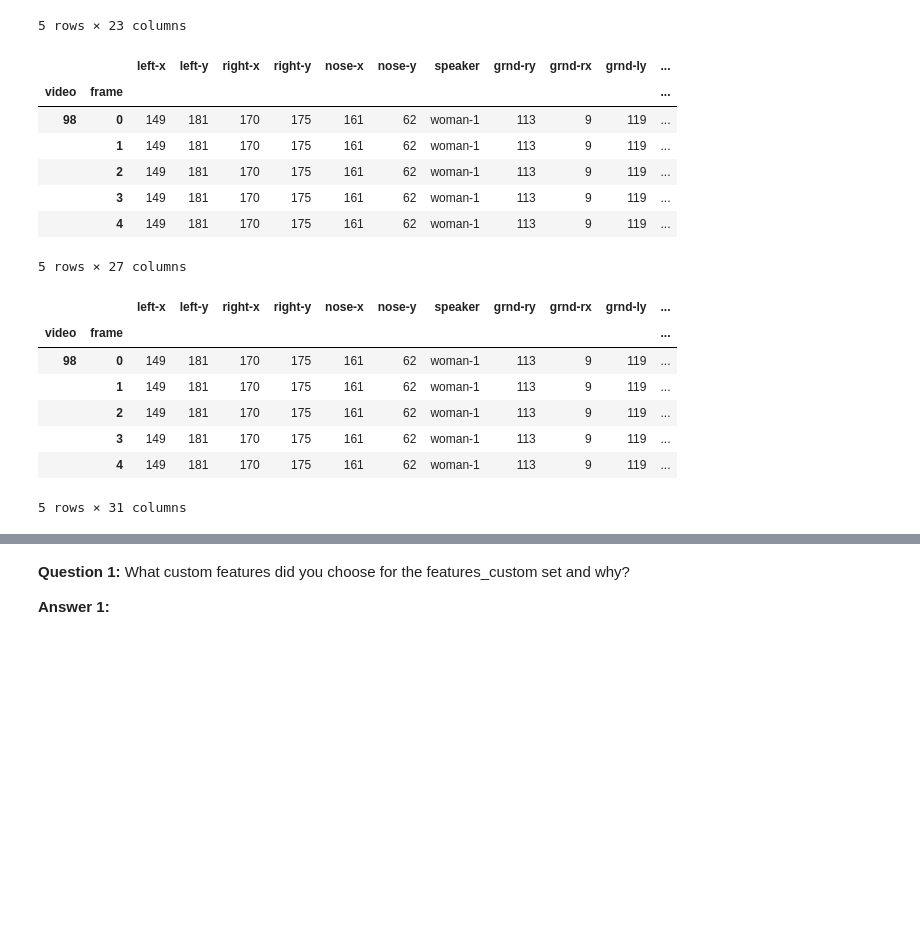
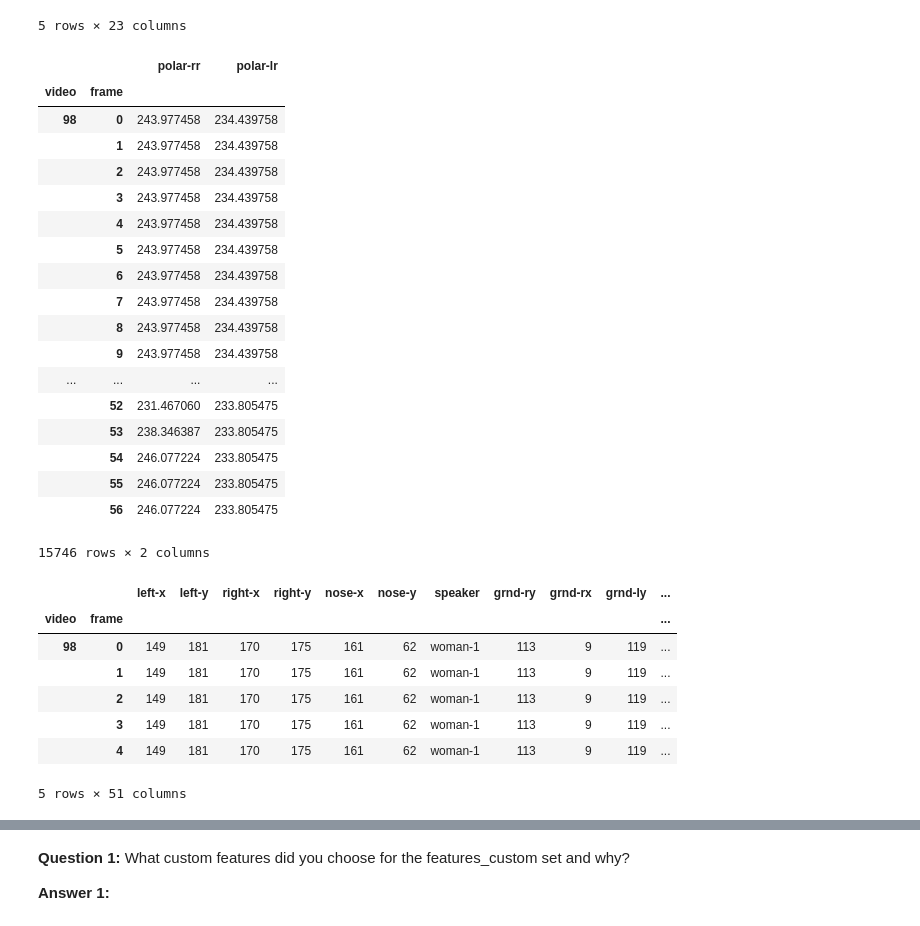
Before and after one commit to olehb/AIND-Recognizer, a Jupyter notebook: asl_recognizer.ipynb, the cells around one changed output, grey strips where cells are left out. Saved outputs shown, nothing was run; the diff lists cells and outputs as text; code cells hidden in the pictures; blank space fills up the shorter version.

Commit message:
Bugfix: Euclidean distance was calculated between entire vectors, not pairwise by row

```diff
--- a/asl_recognizer.ipynb
+++ b/asl_recognizer.ipynb
@@ -231,27 +231,38 @@ asl.df.head()
 # %%
 # TODO add features for polar coordinate values where the nose is the origin
 # Name these 'polar-rr', 'polar-rtheta', 'polar-lr', and 'polar-ltheta'
 # Note that 'polar-rr' and 'polar-rtheta' refer to the radius and angle
 from scipy.spatial import distance
 
 features_polar = ['polar-rr', 'polar-rtheta', 'polar-lr', 'polar-ltheta']
 
-asl.df['polar-rr'] = distance.euclidean(asl.df['right-x'], asl.df['right-y'])
+asl.df['polar-rr'] = np.sqrt(asl.df['right-x']**2 + asl.df['right-y']**2)
 asl.df['polar-rtheta'] = np.arctan2(asl.df['right-x'], asl.df['right-y']) # Swapping X and Y
 
-asl.df['polar-lr'] = distance.euclidean(asl.df['left-x'], asl.df['left-y'])
+asl.df['polar-lr'] = np.sqrt(asl.df['left-x']**2 + asl.df['left-y']**2)
 asl.df['polar-ltheta'] = np.arctan2(asl.df['left-x'], asl.df['left-y']) # Swapping X and Y
 
-asl.df.head()
+asl.df[['polar-rr', 'polar-lr']]
 # %% [output]
-|  |  | left-x | left-y | right-x | right-y | nose-x | nose-y | speaker | grnd-ry | grnd-rx | grnd-ly | ... |
-| video | frame |  |  |  |  |  |  |  |  |  |  | ... |
-| 98 | 0 | 149 | 181 | 170 | 175 | 161 | 62 | woman-1 | 113 | 9 | 119 | ... |
-|  | 1 | 149 | 181 | 170 | 175 | 161 | 62 | woman-1 | 113 | 9 | 119 | ... |
-|  | 2 | 149 | 181 | 170 | 175 | 161 | 62 | woman-1 | 113 | 9 | 119 | ... |
-|  | 3 | 149 | 181 | 170 | 175 | 161 | 62 | woman-1 | 113 | 9 | 119 | ... |
-|  | 4 | 149 | 181 | 170 | 175 | 161 | 62 | woman-1 | 113 | 9 | 119 | ... |
+|  |  | polar-rr | polar-lr |
+| video | frame |  |  |
+| 98 | 0 | 243.977458 | 234.439758 |
+|  | 1 | 243.977458 | 234.439758 |
+|  | 2 | 243.977458 | 234.439758 |
+|  | 3 | 243.977458 | 234.439758 |
+|  | 4 | 243.977458 | 234.439758 |
+|  | 5 | 243.977458 | 234.439758 |
+|  | 6 | 243.977458 | 234.439758 |
+|  | 7 | 243.977458 | 234.439758 |
+|  | 8 | 243.977458 | 234.439758 |
+|  | 9 | 243.977458 | 234.439758 |
+| ... | ... | ... | ... |
+|  | 52 | 231.467060 | 233.805475 |
+|  | 53 | 238.346387 | 233.805475 |
+|  | 54 | 246.077224 | 233.805475 |
+|  | 55 | 246.077224 | 233.805475 |
+|  | 56 | 246.077224 | 233.805475 |
-5 rows × 27 columns
+15746 rows × 2 columns
 # %%
 # TODO add features for left, right, x, y differences by one time step, i.e. the "delta" values discussed in the lecture
 # Name these 'delta-rx', 'delta-ry', 'delta-lx', and 'delta-ly'
@@ -272,7 +283,7 @@ asl.df.head()
 |  | 2 | 149 | 181 | 170 | 175 | 161 | 62 | woman-1 | 113 | 9 | 119 | ... |
 |  | 3 | 149 | 181 | 170 | 175 | 161 | 62 | woman-1 | 113 | 9 | 119 | ... |
 |  | 4 | 149 | 181 | 170 | 175 | 161 | 62 | woman-1 | 113 | 9 | 119 | ... |
-5 rows × 31 columns
+5 rows × 51 columns
 # %%
 # TODO add features of your own design, which may be a combination of the above or something else
 # Name these whatever you would like
```
Also changed, not shown: parts of 1 cell of this notebook.
